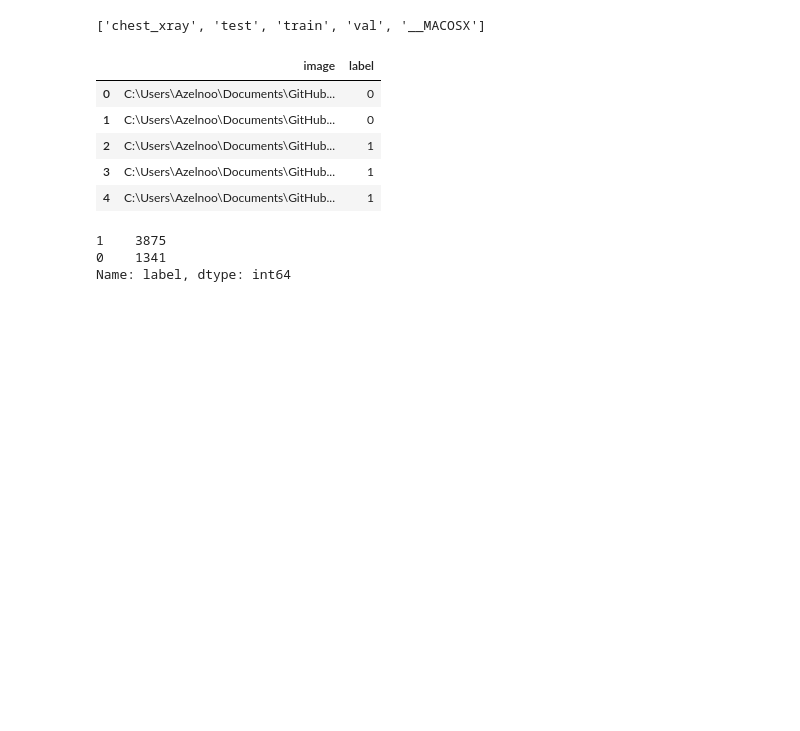
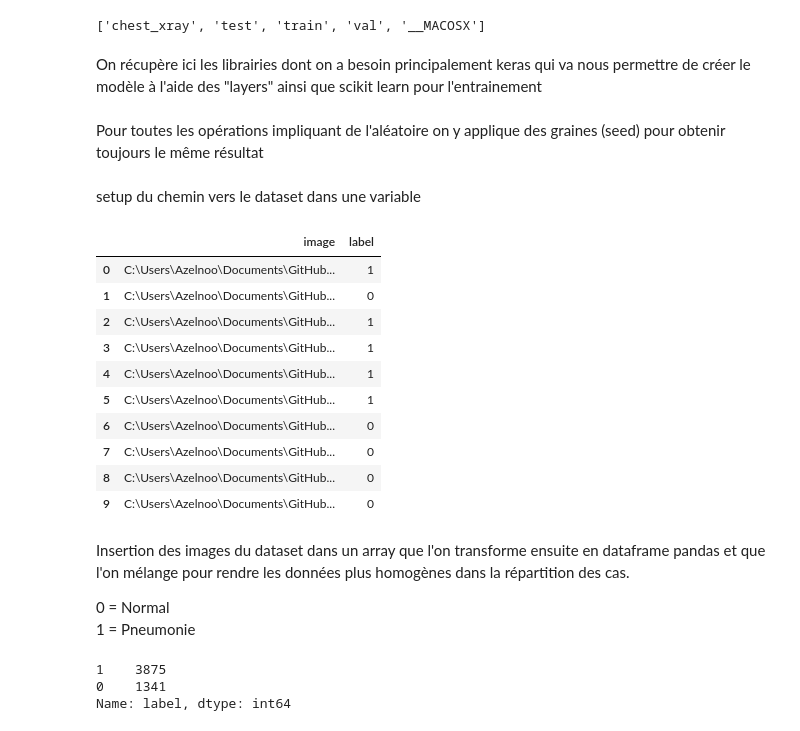
Before and after one commit to EDequidt/tp_image_deeplearningynov, a Jupyter notebook: Chest X-Ray Images (Pneumonia).ipynb, the cells around one changed output. Saved outputs shown, nothing was run; the diff lists cells and outputs as text; code cells hidden in the pictures; blank space fills up the shorter version.

```diff
--- a/Chest X-Ray Images (Pneumonia).ipynb
+++ b/Chest X-Ray Images (Pneumonia).ipynb
@@ -49,6 +53,8 @@ print(os.listdir("../data/chest_xray"))
 # %% [output]
 Using TensorFlow backend.
 ['chest_xray', 'test', 'train', 'val', '__MACOSX']
+# %% [markdown]
+On récupère ici les librairies dont on a besoin principalement keras qui va nous permettre de créer le modèle à l'aide des "layers" ainsi que scikit learn pour l'entrainement
 # %%
 import tensorflow as tf
 
@@ -63,3 +69,5 @@ aug.seed(111)
+# %% [markdown]
+Pour toutes les opérations impliquant de l'aléatoire on y applique des graines (seed) pour obtenir toujours le même résultat
 # %%
 # Define path to the data directory
 data_dir = Path('C:/Users/Azelnoo/Documents/GitHub/data/chest_xray/chest_xray')
@@ -72,41 +80,53 @@ val_dir = data_dir / 'val'
 
 # Path to test directory
 test_dir = data_dir / 'test'
+# %% [markdown]
+setup du chemin vers le dataset dans une variable
 # %%
 # Get the path to the normal and pneumonia sub-directories
 normal_cases_dir = train_dir / 'NORMAL'
 pneumonia_cases_dir = train_dir / 'PNEUMONIA'
 
 # Get the list of all the images
 normal_cases = normal_cases_dir.glob('*.jpeg')
 pneumonia_cases = pneumonia_cases_dir.glob('*.jpeg')
 
 # An empty list. We will insert the data into this list in (img_path, label) format
 train_data = []
 
 # Go through all the normal cases. The label for these cases will be 0
 for img in normal_cases:
     train_data.append((img,0))
 
 # Go through all the pneumonia cases. The label for these cases will be 1
 for img in pneumonia_cases:
     train_data.append((img, 1))
 
 # Get a pandas dataframe from the data we have in our list
 train_data = pd.DataFrame(train_data, columns=['image', 'label'],index=None)
 
 # Shuffle the data
 train_data = train_data.sample(frac=1.).reset_index(drop=True)
 
 # How the dataframe looks like?
-train_data.head()
+train_data.head(10)
 # %% [output]
 |  | image | label |
-| 0 | C:\Users\Azelnoo\Documents\GitHub... | 0 |
+| 0 | C:\Users\Azelnoo\Documents\GitHub... | 1 |
 | 1 | C:\Users\Azelnoo\Documents\GitHub... | 0 |
 | 2 | C:\Users\Azelnoo\Documents\GitHub... | 1 |
 | 3 | C:\Users\Azelnoo\Documents\GitHub... | 1 |
 | 4 | C:\Users\Azelnoo\Documents\GitHub... | 1 |
+| 5 | C:\Users\Azelnoo\Documents\GitHub... | 1 |
+| 6 | C:\Users\Azelnoo\Documents\GitHub... | 0 |
+| 7 | C:\Users\Azelnoo\Documents\GitHub... | 0 |
+| 8 | C:\Users\Azelnoo\Documents\GitHub... | 0 |
+| 9 | C:\Users\Azelnoo\Documents\GitHub... | 0 |
+# %% [markdown]
+Insertion des images du dataset dans un array que l'on transforme ensuite en dataframe pandas et que l'on mélange pour rendre les données plus homogènes dans la répartition des cas.
+
+0 = Normal
+1 = Pneumonie
 # %%
 # Get the counts for each class
 cases_count = train_data['label'].value_counts()
```
Also changed, not shown: parts of 16 cells of this notebook, 2 other files.
